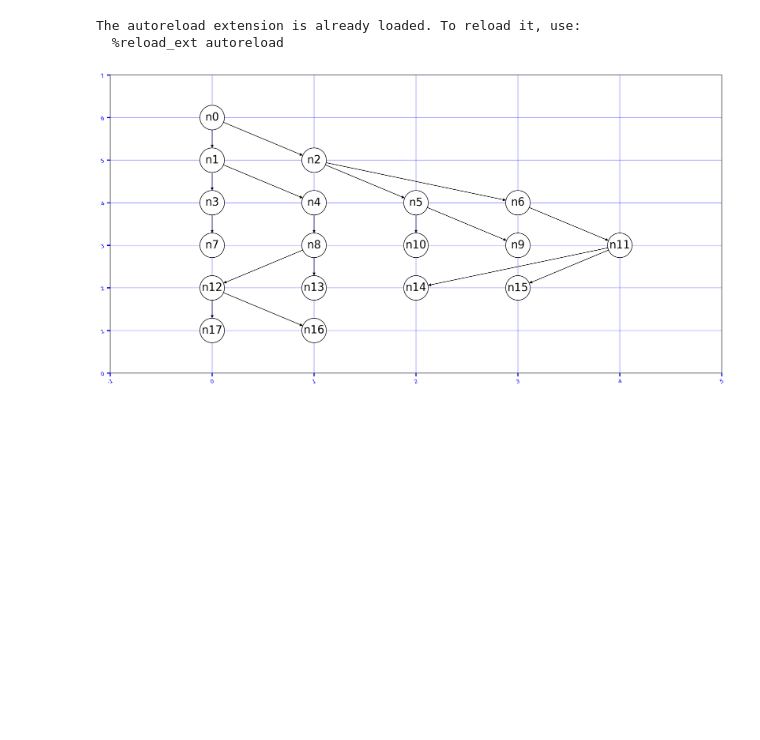
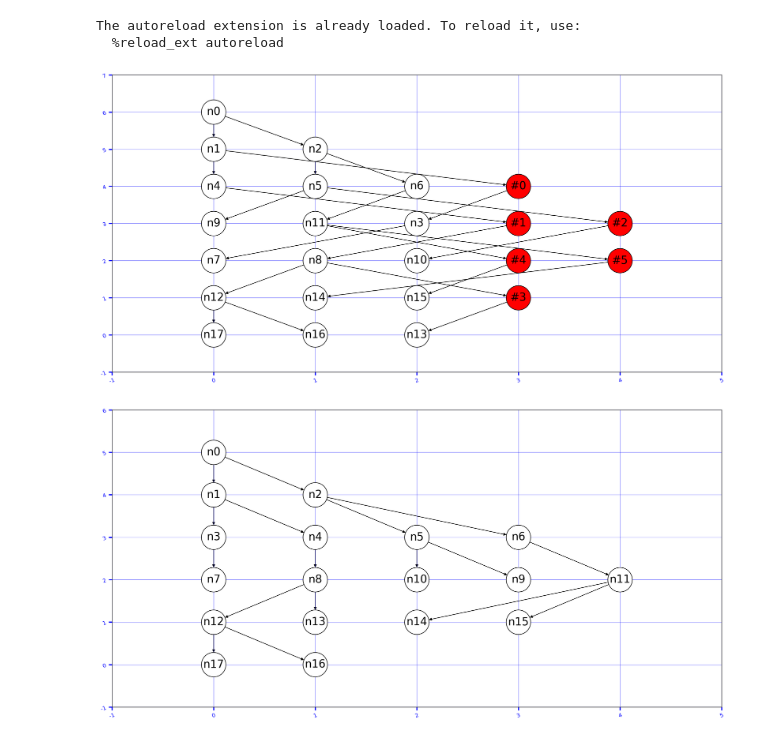
Before and after one commit to ivanov-v-v/data-visualisation-mipt-2021, a Jupyter notebook: dag-draw/vignette.ipynb, the cells around one changed output. Drawn from its saved outputs; the diff is of its cells as text; code cells hidden in the pictures; blank space fills up the shorter version.

Commit message:
Add example with fixed width

```diff
--- a/dag-draw/vignette.ipynb
+++ b/dag-draw/vignette.ipynb
@@ -111,7 +111,6 @@ class CoffmanGrahamLayout:
         b = []
         c = np.zeros(n_nodes)
 
-
         for source, sink in dag.edges():
             source_label = node_to_topsort_label[source]
             sink_label = node_to_topsort_label[sink]
@@ -143,9 +142,7 @@ class CoffmanGrahamLayout:
                     node_to_layer[child] + 1
                 )
             if placement_layer == -1:
-                placement_layer = int(
-                    np.ceil(linprog_layer)
-                )
+                placement_layer = int(np.floor(linprog_layer))
             node_to_layer[node] = placement_layer
 
         layers: tp.List[tp.List[tp.Hashable]] = [
@@ -304,6 +301,11 @@ class CoffmanGrahamLayout:
         ax.collections[0].set_edgecolor("#000000")
         plt.grid(True)
         plt.show()
+# %%
+dag = nx.read_graphml('sample-data/binary_tree.xml')
+CoffmanGrahamLayout()(dag, max_width=3)
+# %% [output]
+[figure, added]
 # %%
 dag = nx.read_graphml('sample-data/binary_tree.xml')
 CoffmanGrahamLayout()(dag, max_width=None)
```
